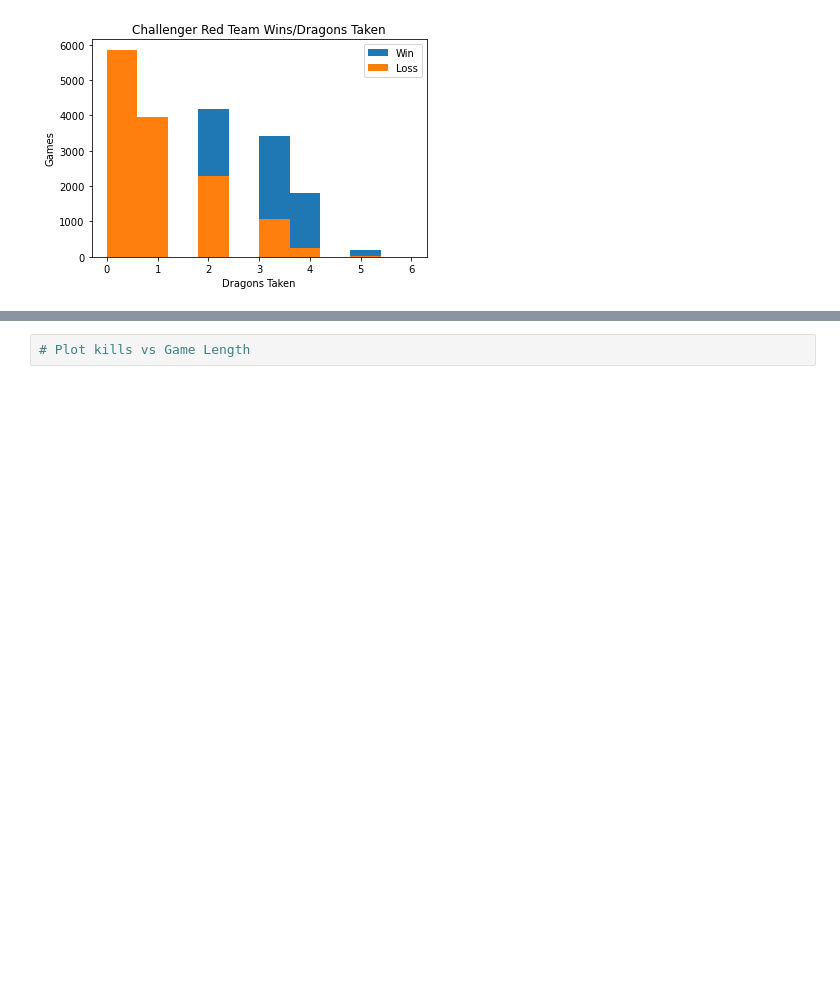
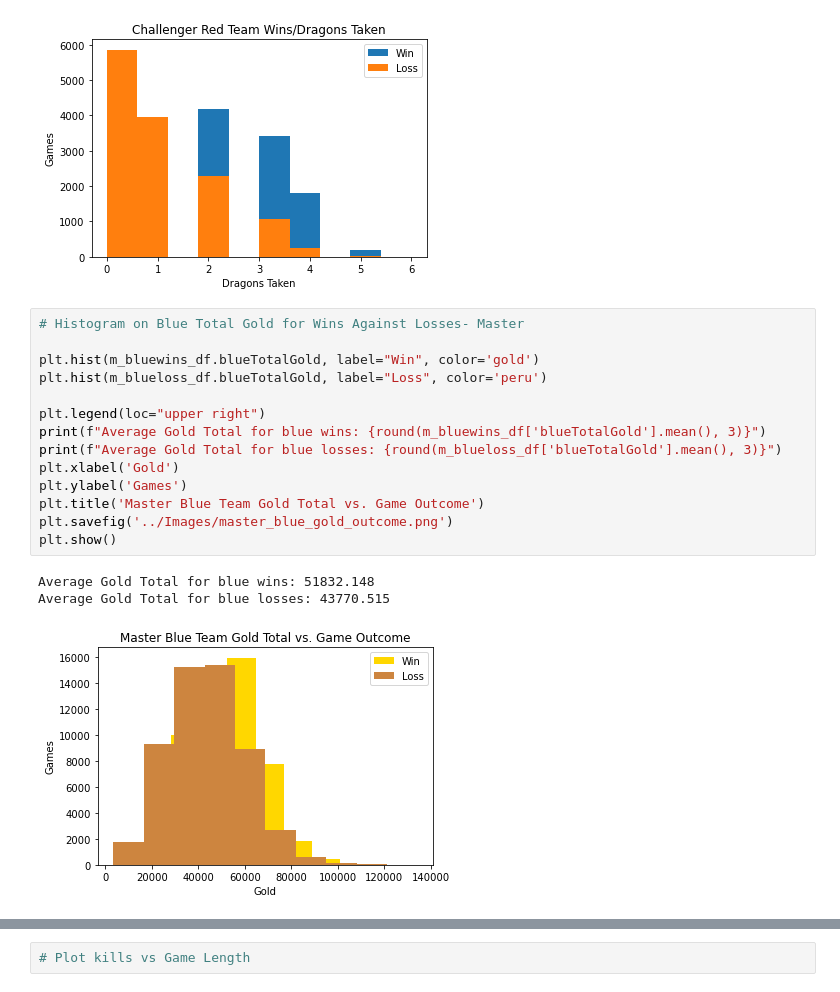
Before and after one commit to josephchancey/riot-lol-match-trends, a Jupyter notebook: Notebooks/LoL Trend Analysis.ipynb, the cells around one changed output, grey strips where cells are left out. Drawn from its saved outputs; the diff is of its cells as text; blank space fills up the shorter version.

Commit message:
Create histograms for gold in a match

```diff
--- a/Notebooks/LoL Trend Analysis.ipynb
+++ b/Notebooks/LoL Trend Analysis.ipynb
@@ -617,3 +617,21 @@ plt.savefig('../Images/challenger_red_histo_dragons.png')
 Average dragon kills for red wins: 2.171 Dragons
 Average dragon kills for red losses: 0.957 Dragons
 [figure]
+# %%
+# Histogram on Blue Total Gold for Wins Against Losses- Master
+
+plt.hist(m_bluewins_df.blueTotalGold, label="Win", color='gold')
+plt.hist(m_blueloss_df.blueTotalGold, label="Loss", color='peru')
+
+plt.legend(loc="upper right")
+print(f"Average Gold Total for blue wins: {round(m_bluewins_df['blueTotalGold'].mean(), 3)}")
+print(f"Average Gold Total for blue losses: {round(m_blueloss_df['blueTotalGold'].mean(), 3)}")
+plt.xlabel('Gold')
+plt.ylabel('Games')
+plt.title('Master Blue Team Gold Total vs. Game Outcome')
+plt.savefig('../Images/master_blue_gold_outcome.png')
+plt.show()
+# %% [output]
+Average Gold Total for blue wins: 51832.148
+Average Gold Total for blue losses: 43770.515
+[figure, added]
```
Also changed, not shown: parts of 4 cells of this notebook, 6 other files.
